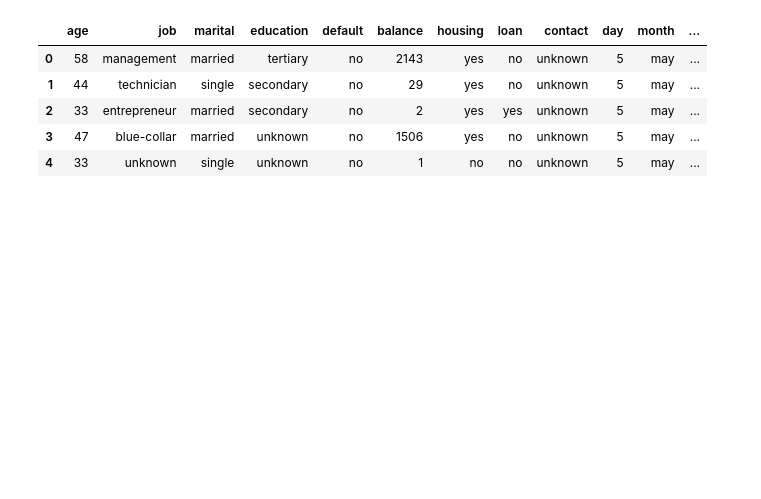
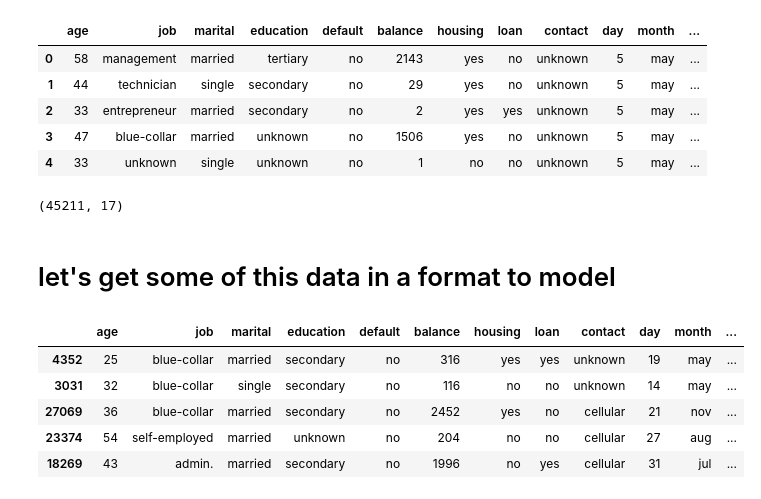
Before and after one commit to learn-co-curriculum/aug-ds-ft-2020-notebooks, a Jupyter notebook: topic26-logistic-regression-mle/lesson-logistic-regression.ipynb, the cells around one changed output. Drawn from its saved outputs; the diff is of its cells as text; code cells hidden in the pictures; blank space fills up the shorter version.

```diff
--- a/topic26-logistic-regression-mle/lesson-logistic-regression.ipynb
+++ b/topic26-logistic-regression-mle/lesson-logistic-regression.ipynb
@@ -28,3 +41,19 @@ df.head()
 | 2 | 33 | entrepreneur | married | secondary | no | 2 | yes | yes | unknown | 5 | may | ... |
 | 3 | 47 | blue-collar | married | unknown | no | 1506 | yes | no | unknown | 5 | may | ... |
 | 4 | 33 | unknown | single | unknown | no | 1 | no | no | unknown | 5 | may | ... |
+# %%
+df.shape
+# %% [output]
+(45211, 17)
+# %% [markdown]
+# let's get some of this data in a format to model
+# %%
+df_train, df_test = train_test_split(df, test_size=0.10)
+df_test.head()
+# %% [output]
+|  | age | job | marital | education | default | balance | housing | loan | contact | day | month | ... |
+| 4352 | 25 | blue-collar | married | secondary | no | 316 | yes | yes | unknown | 19 | may | ... |
+| 3031 | 32 | blue-collar | single | secondary | no | 116 | no | no | unknown | 14 | may | ... |
+| 27069 | 36 | blue-collar | married | secondary | no | 2452 | yes | no | cellular | 21 | nov | ... |
+| 23374 | 54 | self-employed | married | unknown | no | 204 | no | no | cellular | 27 | aug | ... |
+| 18269 | 43 | admin. | married | secondary | no | 1996 | no | yes | cellular | 31 | jul | ... |
```
Also changed, not shown: parts of 32 cells of this notebook.
